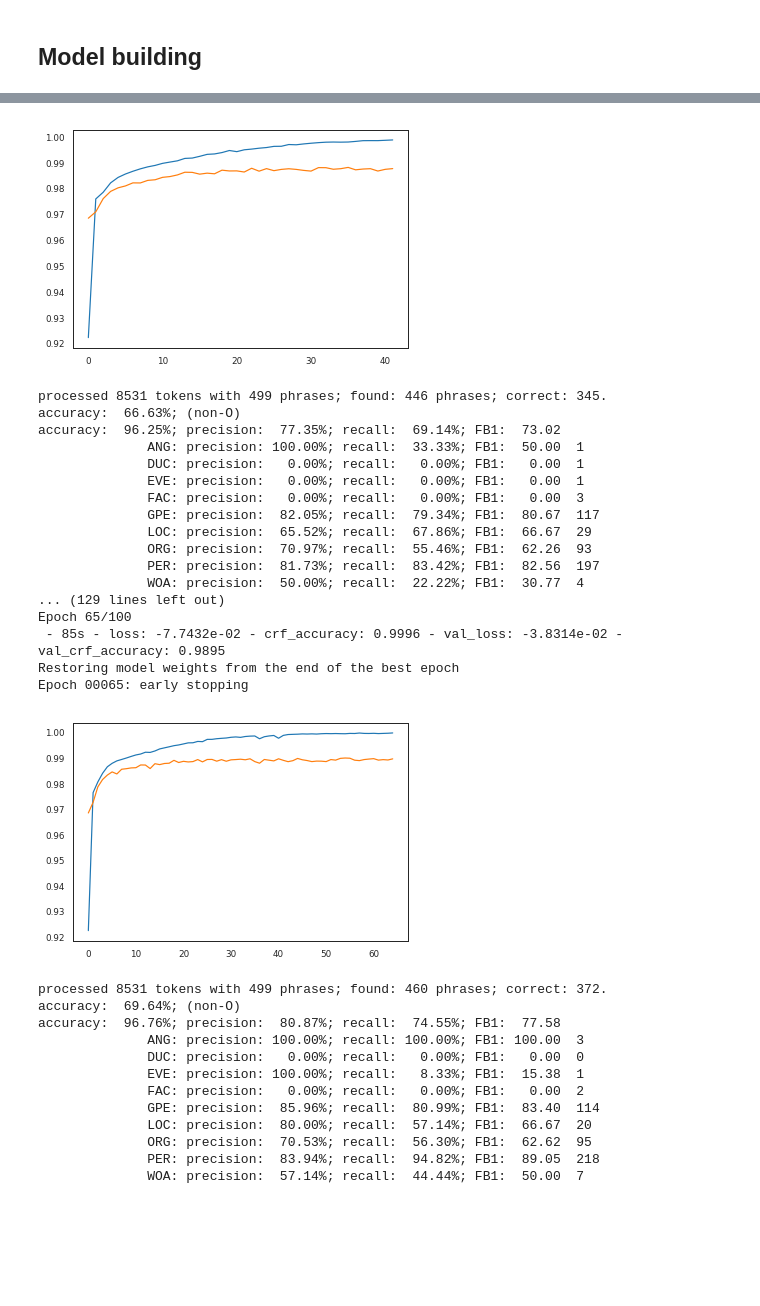
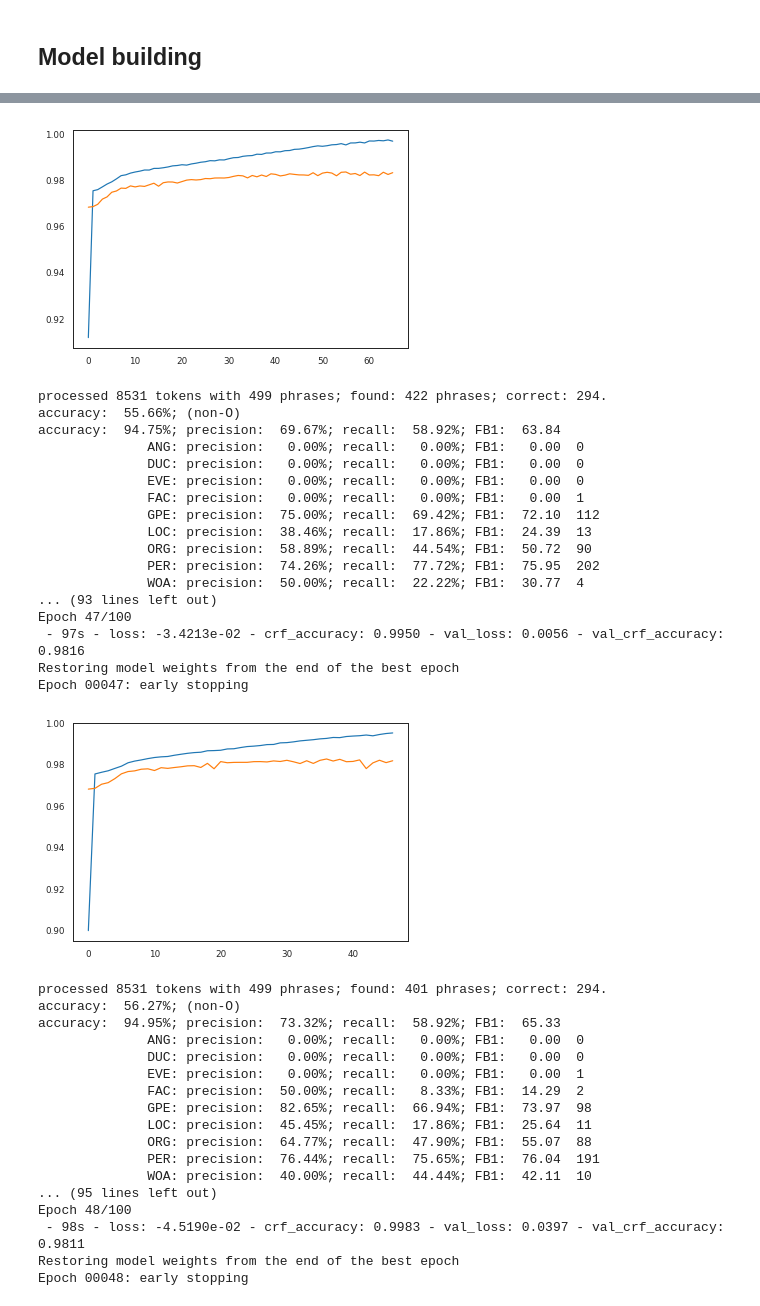
Before and after one commit to cjer/NER, a Jupyter notebook: 19_treebank_ner.ipynb, the cells around one changed output, grey strips where cells are left out. Cells and saved outputs as stored; diff of their text form; code cells hidden in the pictures; blank space fills up the shorter version.

```diff
--- a/19_treebank_ner.ipynb
+++ b/19_treebank_ner.ipynb
@@ -288,7 +288,7 @@ embedding_paths
  'alt_tok_token_ft_sg': '../wordembedding-hebrew/wikipedia.alt_tok.tokenized.fasttext_skipgram.model.vec',
  'alt_tok_token_ft_cbow': '../wordembedding-hebrew/wikipedia.alt_tok.tokenized.fasttext_cbow.model.vec'}
 # %%
-exclude = ['cbow', 'pretrained', 'yap_form', 'glove', 'word2vec']
+exclude = ['pretrained']
 include = 'alt_tok'
 # %%
 embedding_mats = {}
@@ -353,7 +363,7 @@ from ner_utils import *
 configs, results, preds, histories = run_models(configs, splits, splits_char, embedding_mats,
                                                 words, max_len, n_words, idx2word, idx2tag,
                                                 n_tags, max_len_char, n_pos, n_chars,
-                                                run_name='treebank_tokens_alt_tok1', out_folder=out_folder,
+                                                run_name='treebank_tokens_alt_tok2', out_folder=out_folder,
                                                 skip_if_model_exists=True,
                                                 validation_split=validation_split,
                                                 extra_predictions=extra_preds,
@@ -379,31 +389,36 @@ Epoch 00042: early stopping
-[figure, old version]
+[figure, new version]
-processed 8531 tokens with 499 phrases; found: 446 phrases; correct: 345.
-accuracy:  66.63%; (non-O)
-accuracy:  96.25%; precision:  77.35%; recall:  69.14%; FB1:  73.02
-              ANG: precision: 100.00%; recall:  33.33%; FB1:  50.00  1
-              DUC: precision:   0.00%; recall:   0.00%; FB1:   0.00  1
-              EVE: precision:   0.00%; recall:   0.00%; FB1:   0.00  1
-              FAC: precision:   0.00%; recall:   0.00%; FB1:   0.00  3
-              GPE: precision:  82.05%; recall:  79.34%; FB1:  80.67  117
-              LOC: precision:  65.52%; recall:  67.86%; FB1:  66.67  29
-              ORG: precision:  70.97%; recall:  55.46%; FB1:  62.26  93
-              PER: precision:  81.73%; recall:  83.42%; FB1:  82.56  197
+processed 8531 tokens with 499 phrases; found: 422 phrases; correct: 294.
+accuracy:  55.66%; (non-O)
+accuracy:  94.75%; precision:  69.67%; recall:  58.92%; FB1:  63.84
+              ANG: precision:   0.00%; recall:   0.00%; FB1:   0.00  0
+              DUC: precision:   0.00%; recall:   0.00%; FB1:   0.00  0
+              EVE: precision:   0.00%; recall:   0.00%; FB1:   0.00  0
+              FAC: precision:   0.00%; recall:   0.00%; FB1:   0.00  1
+              GPE: precision:  75.00%; recall:  69.42%; FB1:  72.10  112
+              LOC: precision:  38.46%; recall:  17.86%; FB1:  24.39  13
+              ORG: precision:  58.89%; recall:  44.54%; FB1:  50.72  90
+              PER: precision:  74.26%; recall:  77.72%; FB1:  75.95  202
               WOA: precision:  50.00%; recall:  22.22%; FB1:  30.77  4
-... (129 lines left out)
-Epoch 65/100
- - 85s - loss: -7.7432e-02 - crf_accuracy: 0.9996 - val_loss: -3.8314e-02 - val_crf_accuracy: 0.9895
+... (93 lines left out)
+Epoch 47/100
+ - 97s - loss: -3.4213e-02 - crf_accuracy: 0.9950 - val_loss: 0.0056 - val_crf_accuracy: 0.9816
 Restoring model weights from the end of the best epoch
-Epoch 00065: early stopping
+Epoch 00047: early stopping
-[figure, old version]
+[figure, new version]
-processed 8531 tokens with 499 phrases; found: 460 phrases; correct: 372.
-accuracy:  69.64%; (non-O)
-accuracy:  96.76%; precision:  80.87%; recall:  74.55%; FB1:  77.58
-              ANG: precision: 100.00%; recall: 100.00%; FB1: 100.00  3
+processed 8531 tokens with 499 phrases; found: 401 phrases; correct: 294.
+accuracy:  56.27%; (non-O)
+accuracy:  94.95%; precision:  73.32%; recall:  58.92%; FB1:  65.33
+              ANG: precision:   0.00%; recall:   0.00%; FB1:   0.00  0
               DUC: precision:   0.00%; recall:   0.00%; FB1:   0.00  0
-              EVE: precision: 100.00%; recall:   8.33%; FB1:  15.38  1
-              FAC: precision:   0.00%; recall:   0.00%; FB1:   0.00  2
-              GPE: precision:  85.96%; recall:  80.99%; FB1:  83.40  114
-              LOC: precision:  80.00%; recall:  57.14%; FB1:  66.67  20
-              ORG: precision:  70.53%; recall:  56.30%; FB1:  62.62  95
-              PER: precision:  83.94%; recall:  94.82%; FB1:  89.05  218
-              WOA: precision:  57.14%; recall:  44.44%; FB1:  50.00  7
+              EVE: precision:   0.00%; recall:   0.00%; FB1:   0.00  1
+              FAC: precision:  50.00%; recall:   8.33%; FB1:  14.29  2
+              GPE: precision:  82.65%; recall:  66.94%; FB1:  73.97  98
+              LOC: precision:  45.45%; recall:  17.86%; FB1:  25.64  11
+              ORG: precision:  64.77%; recall:  47.90%; FB1:  55.07  88
+              PER: precision:  76.44%; recall:  75.65%; FB1:  76.04  191
+              WOA: precision:  40.00%; recall:  44.44%; FB1:  42.11  10
+... (95 lines left out)
+Epoch 48/100
+ - 98s - loss: -4.5190e-02 - crf_accuracy: 0.9983 - val_loss: 0.0397 - val_crf_accuracy: 0.9811
+Restoring model weights from the end of the best epoch
+Epoch 00048: early stopping
```
Also changed, not shown: parts of 6 cells of this notebook, 8 other files.
